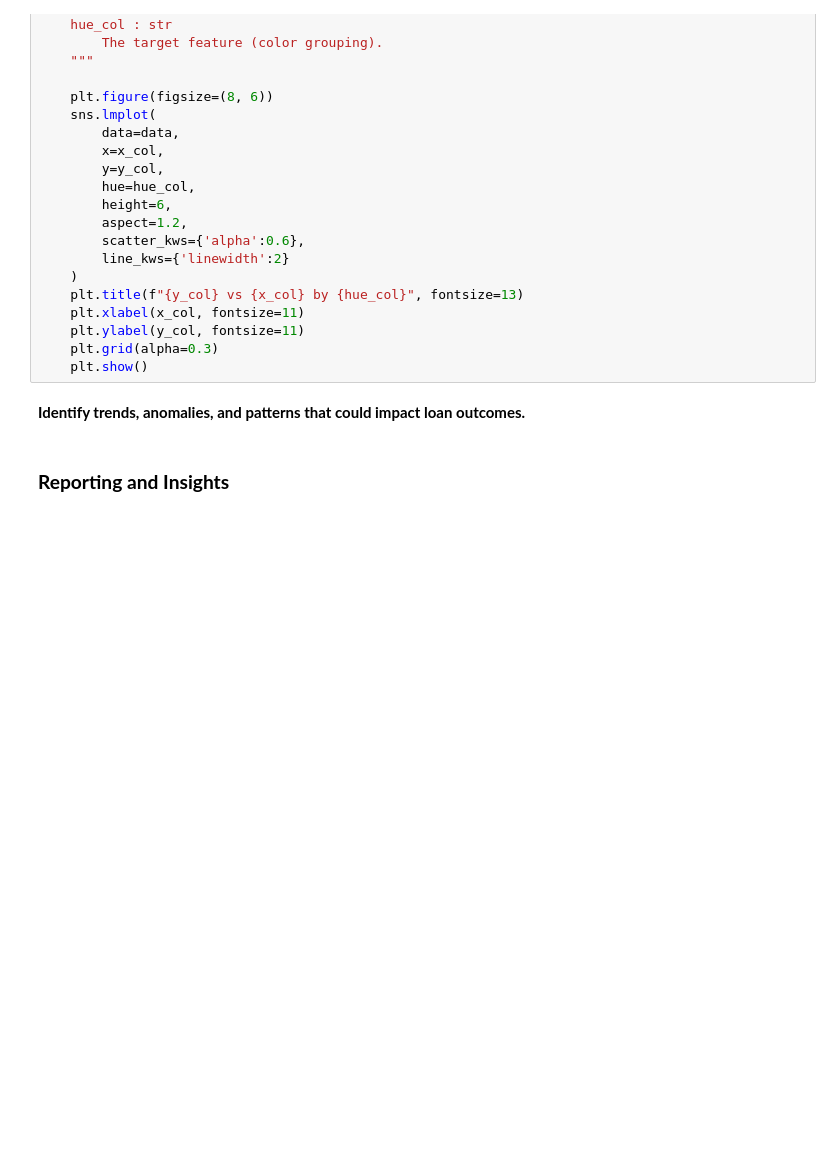
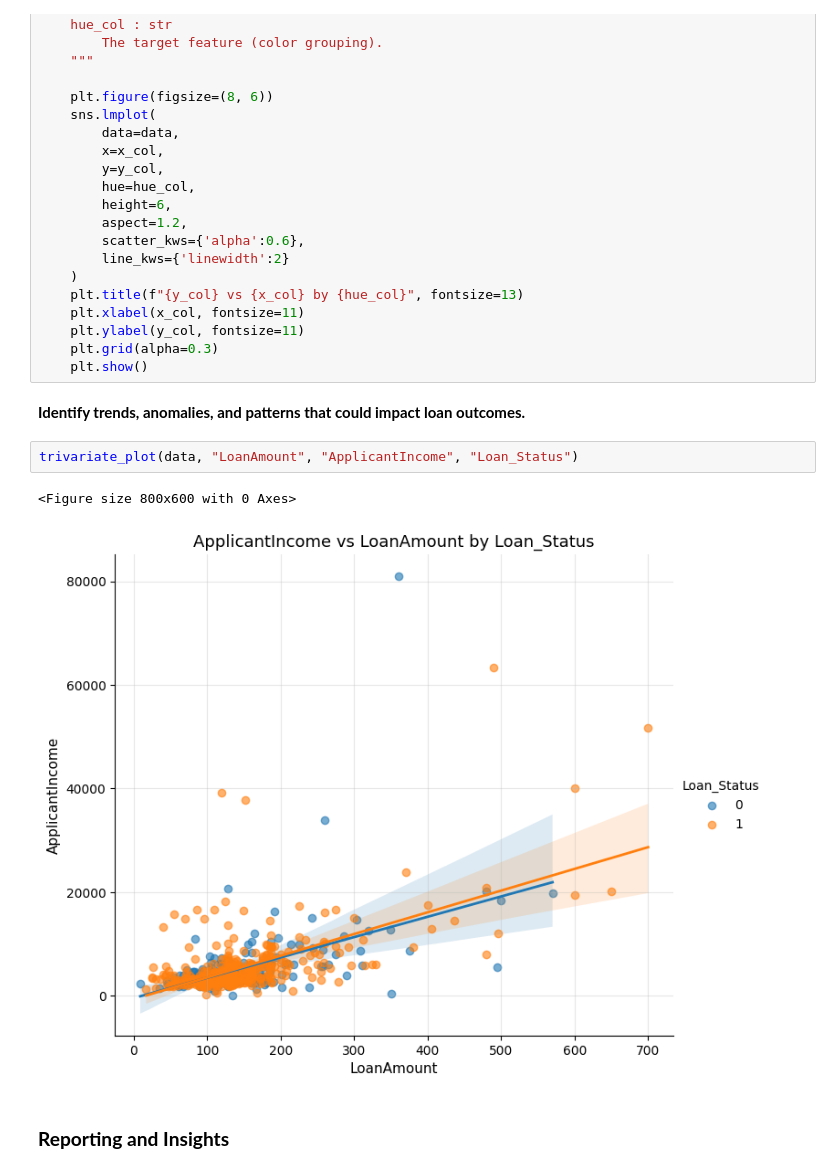
Before and after one commit to Olajcodes/abioye_olajide_tasks, a Jupyter notebook: week_eleven/task25/task25.ipynb, the cells around one changed output. Saved outputs shown, nothing was run; the diff lists cells and outputs as text; blank space fills up the shorter version.

Commit message:
Added Trivariate analysis

```diff
--- a/week_eleven/task25/task25.ipynb
+++ b/week_eleven/task25/task25.ipynb
@@ -667,6 +667,11 @@ def trivariate_plot(data, x_col, y_col, hue_col):
     plt.show()
 # %% [markdown]
 **Identify trends, anomalies, and patterns that could impact loan outcomes.**
+# %%
+trivariate_plot(data, "LoanAmount", "ApplicantIncome", "Loan_Status")
+# %% [output]
+<Figure size 800x600 with 0 Axes>
+[figure, added]
 # %% [markdown]
 ### **Reporting and Insights**
 # %% [markdown]
```
